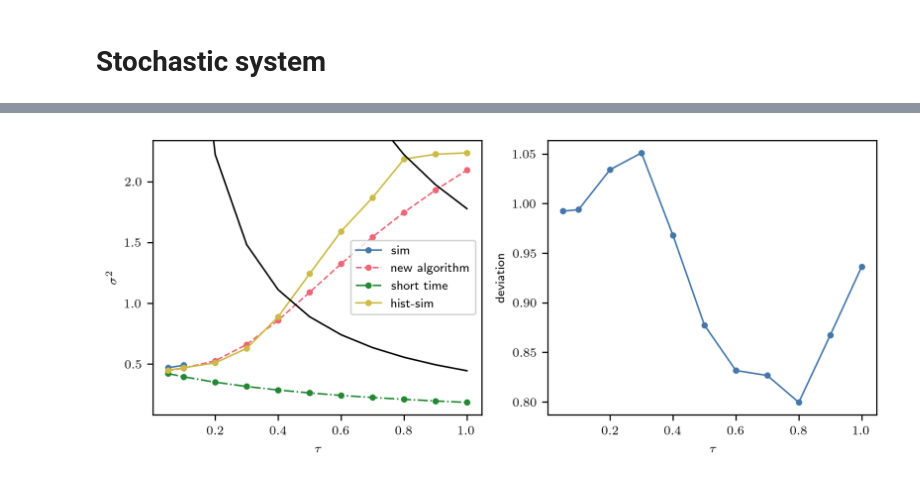
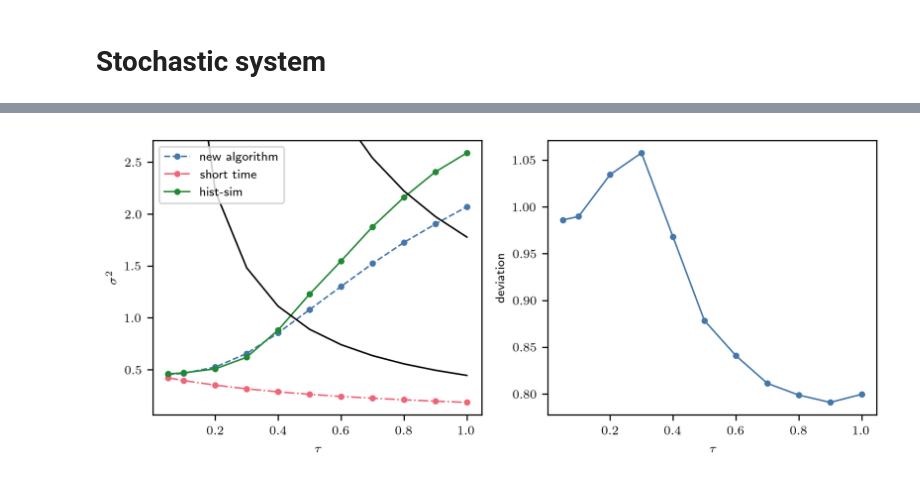
Before and after one commit to NilsToAn/overdampedDelayHarmonicOscillator, a Jupyter notebook: paper/variance_x4.ipynb, the cells around one changed output, grey strips where cells are left out. Cells and saved outputs as stored; diff of their text form; code cells hidden in the pictures.

```diff
--- a/paper/variance_x4.ipynb
+++ b/paper/variance_x4.ipynb
@@ -17,7 +17,8 @@ np.random.seed(42)
 k = 1
 s = 1
 D = s**2/2
-N_t = 100
+#N_t = 100
+max_t = 6
 ntau = 3
 dx = 0.2
 sb = 20*dx
@@ -88,14 +119,15 @@ Text(0.5, 0, '$\\tau$')
 # Stochastic system
 # %%
 ltaus = np.concatenate(([0.05], np.arange(0.1,1.1,0.1) ))
-sim_vars = np.empty(len(ltaus))
-num_vars = np.empty(len(ltaus))
-sim_hist_vars = np.empty(len(ltaus))
+sim_vars = np.empty((len(ltaus),2))
+num_vars = np.empty((len(ltaus),2))
+sim_hist_vars = np.empty((len(ltaus),2))
 short_time_approx_var = np.empty(len(ltaus))
 escaped_traj = np.empty(len(ltaus))
 
 for i,ltau in enumerate(tqdm(ltaus)):
     ldt = ltau/ntau
+    N_t = max(int(max_t/ldt), 30)
     prop = get_prop_abs_v2(x_s, force,D,ldt,dx, side = 'lr')
     R, _, end_states = create_R_v1(N_x, ntau, prop)
 
@@ -115,9 +147,17 @@ for i,ltau in enumerate(tqdm(ltaus)):
 
 
     escaped_traj[i] = 1-np.sum(sim_hists[-1])/N_p
-    sim_vars[i] = np.mean(sim_var[0,-(f*N_t)//2:])
-    num_vars[i] = np.mean(num_var[-N_t//2:])
-    sim_hist_vars[i] = np.mean(sim_hist_var[-f*N_t//2:])
+
+    m_sim_var = get_steady_mean(sim_var)
+    sim_vars[i] = m_sim_var if m_sim_var else (np.nan,np.nan)
+
+    m_num_var = get_steady_mean(num_var)
+    num_vars[i] = m_num_var if m_num_var else (np.nan,np.nan)
+
+    m_sim_hist_vars = get_steady_mean(sim_hist_var)
+    print(m_sim_hist_vars)
+    sim_hist_vars[i] = m_sim_hist_vars if m_sim_hist_vars else (np.nan,np.nan)
+
     short_time_approx_var[i] = get_var_hist(short_time_p, x_s)
 
 
@@ -130,31 +182,31 @@ for i,ltau in enumerate(tqdm(ltaus)):
 # %%
 plt.figure(figsize=(7,3))
 ax = plt.subplot(121)
-plt.plot(ltaus,sim_vars,'.-', label='sim')
+#plt.plot(ltaus,sim_vars[:,0],'.-', label='sim')
 
-plt.plot(ltaus,num_vars,'.--', label='new algorithm')
+plt.plot(ltaus,num_vars[:,0],'.--', label='new algorithm')
 
 
 
 plt.plot(ltaus,short_time_approx_var ,'.-.',label='short time')
 
-plt.plot(ltaus,sim_hist_vars,'.-', label='hist-sim')
+plt.plot(ltaus,sim_hist_vars[:,0],'.-', label='hist-sim')
 
 #plt.yscale('log')
 plt.legend()
 plt.xlabel(r'$\tau$')
 plt.ylabel(r'$\sigma^2$')
 plt.ylim(*plt.ylim())
 #auflösungslimit std same as div x0
 plt.plot(ltaus, (2/3)**2*ltaus**(-1), color = 'black')
 plt.plot(ltaus, (4/3)**2*ltaus**(-1), color = 'black')
 
 ax = plt.subplot(122)
-plt.plot(ltaus, num_vars/sim_hist_vars, '.-')
+plt.plot(ltaus, num_vars[:,0]/sim_hist_vars[:,0], '.-')
 plt.xlabel(r'$\tau$')
 plt.ylabel(r'deviation')
 
 plt.tight_layout()
 plt.savefig('graphics/x4variance.pdf')
 # %% [output]
-[figure, old version]
+[figure, new version]
```
Also changed, not shown: parts of 5 cells of this notebook, 29 other files.
